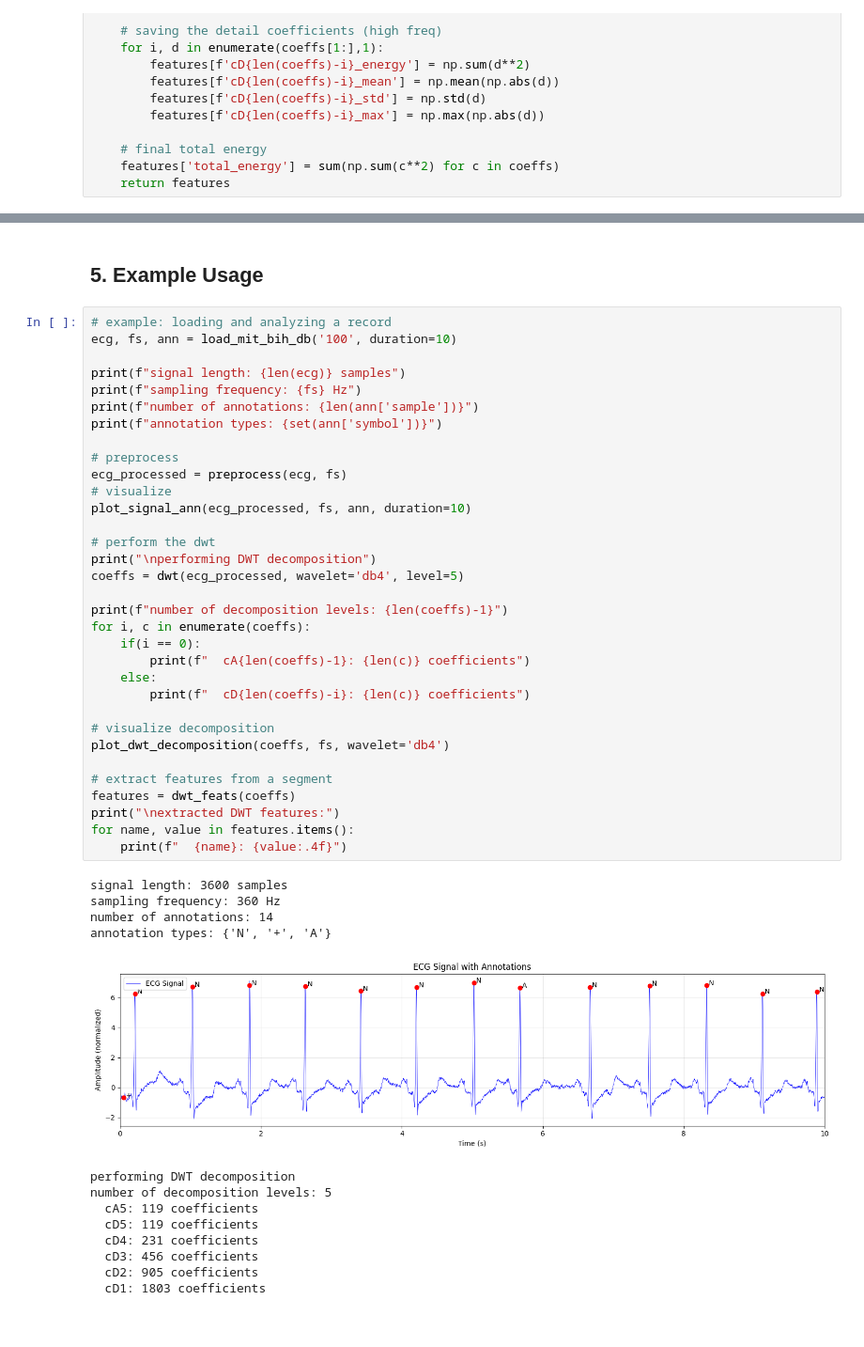
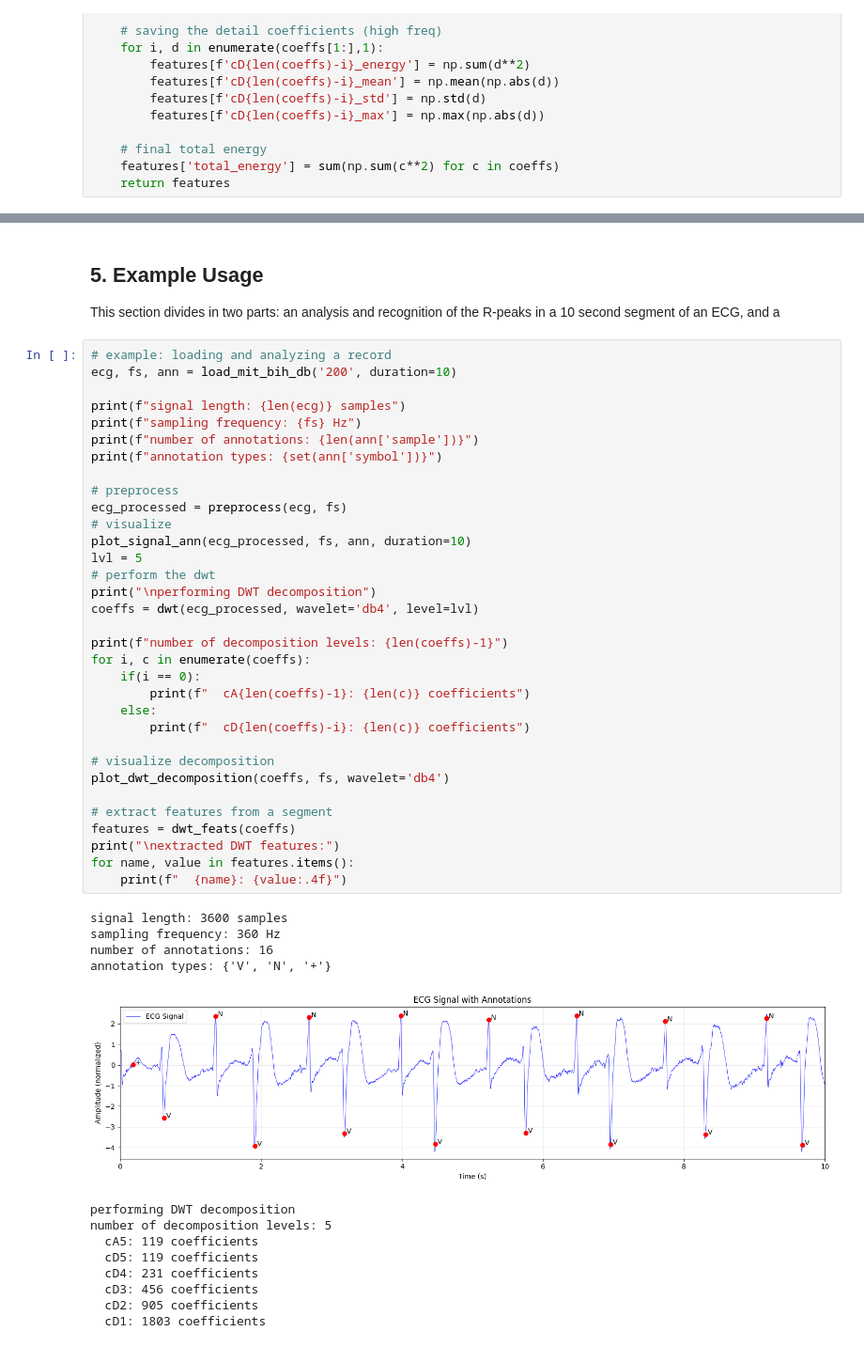
Before and after one commit to lhdz12/PVC-Arrhythmia-Detection-DWT-KNN, a Jupyter notebook: dwt_python_model.ipynb, the cells around one changed output, grey strips where cells are left out. Shown at 94% size. Saved outputs shown, nothing was run; the diff lists cells and outputs as text.

```diff
--- a/dwt_python_model.ipynb
+++ b/dwt_python_model.ipynb
@@ -219,44 +243,46 @@ def avg_fts(beats, wavelet = 'db4', level = 5):
-# %% [markdown]
-## 5. Example Usage
+# %% [markdown]
+## 5. Example Usage
+
+This section divides in two parts: an analysis and recognition of the R-peaks in a 10 second segment of an ECG, and a
 # %%
 # example: loading and analyzing a record
-ecg, fs, ann = load_mit_bih_db('100', duration=10)
+ecg, fs, ann = load_mit_bih_db('200', duration=10)
 
 print(f"signal length: {len(ecg)} samples")
 print(f"sampling frequency: {fs} Hz")
 print(f"number of annotations: {len(ann['sample'])}")
 print(f"annotation types: {set(ann['symbol'])}")
 
 # preprocess
 ecg_processed = preprocess(ecg, fs)
 # visualize
 plot_signal_ann(ecg_processed, fs, ann, duration=10)
-
+lvl = 5
 # perform the dwt
 print("\nperforming DWT decomposition")
-coeffs = dwt(ecg_processed, wavelet='db4', level=5)
+coeffs = dwt(ecg_processed, wavelet='db4', level=lvl)
 
 print(f"number of decomposition levels: {len(coeffs)-1}")
 for i, c in enumerate(coeffs):
     if(i == 0):
         print(f"  cA{len(coeffs)-1}: {len(c)} coefficients")
     else:
         print(f"  cD{len(coeffs)-i}: {len(c)} coefficients")
 
 # visualize decomposition
 plot_dwt_decomposition(coeffs, fs, wavelet='db4')
 
 # extract features from a segment
 features = dwt_feats(coeffs)
 print("\nextracted DWT features:")
 for name, value in features.items():
     print(f"  {name}: {value:.4f}")
 # %% [output]
 signal length: 3600 samples
 sampling frequency: 360 Hz
-number of annotations: 14
-annotation types: {'N', '+', 'A'}
+number of annotations: 16
+annotation types: {'V', 'N', '+'}
-[figure, old version]
+[figure, new version]
 performing DWT decomposition
 number of decomposition levels: 5
   cA5: 119 coefficients
```
Also changed, not shown: parts of 9 cells of this notebook.
